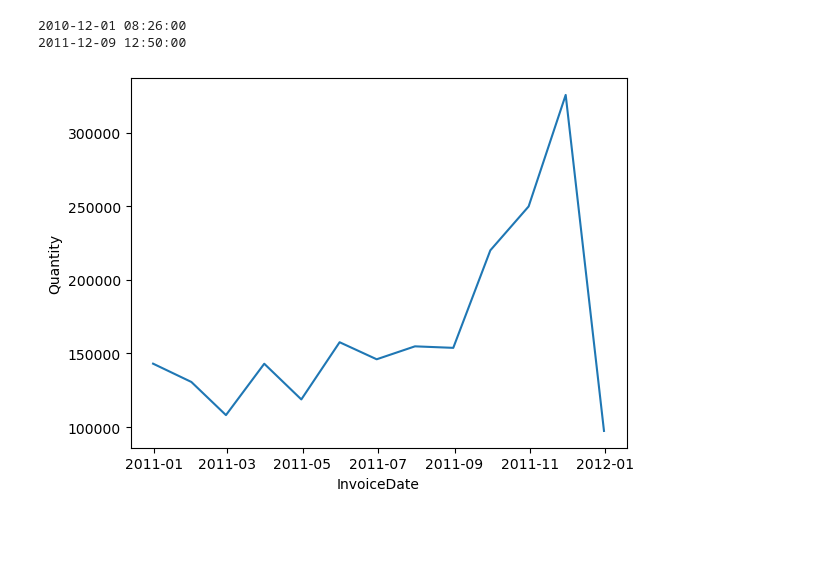
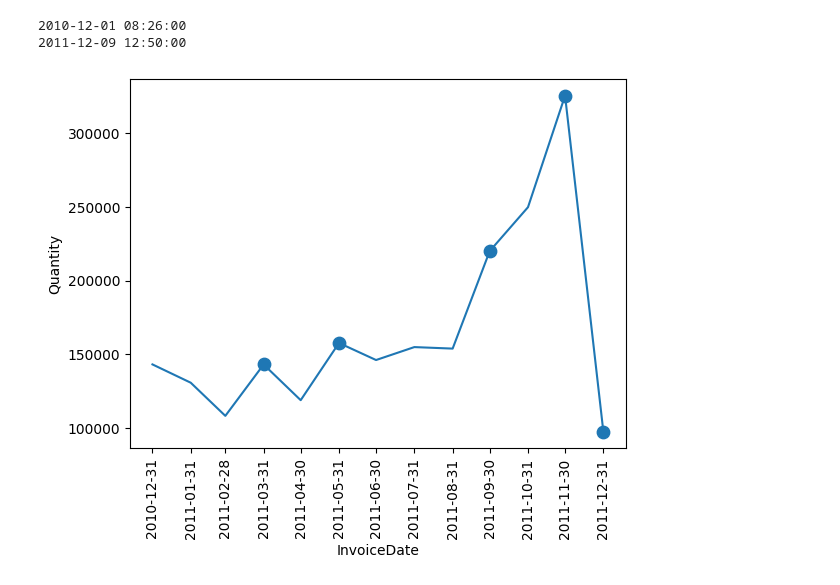
Before and after one commit to MathiasHv18/UPC-TF-DM_DA, a Jupyter notebook: EDA.ipynb, the cells around one changed output. Saved outputs shown, nothing was run; the diff lists cells and outputs as text; code cells hidden in the pictures; blank space fills up the shorter version.

```diff
--- a/EDA.ipynb
+++ b/EDA.ipynb
@@ -130,8 +130,18 @@ print(df['InvoiceDate'].max())
 # %%
 #se agrupa por mes y se suma
 daily_sales = df.set_index('InvoiceDate').resample('M')['Quantity'].sum()
+changes = daily_sales.pct_change()
+
+
+threshold = 0.2
+spikes = changes[abs(changes) > threshold]
+
 
 sns.lineplot(data=daily_sales)
+plt.scatter(spikes.index, daily_sales.loc[spikes.index], s=80)
+plt.xticks(daily_sales.index, rotation=90)
+
+
 plt.show()
 # %% [output]
-[figure, old version]
+[figure, new version]
```
Also changed, not shown: parts of 6 cells of this notebook.
